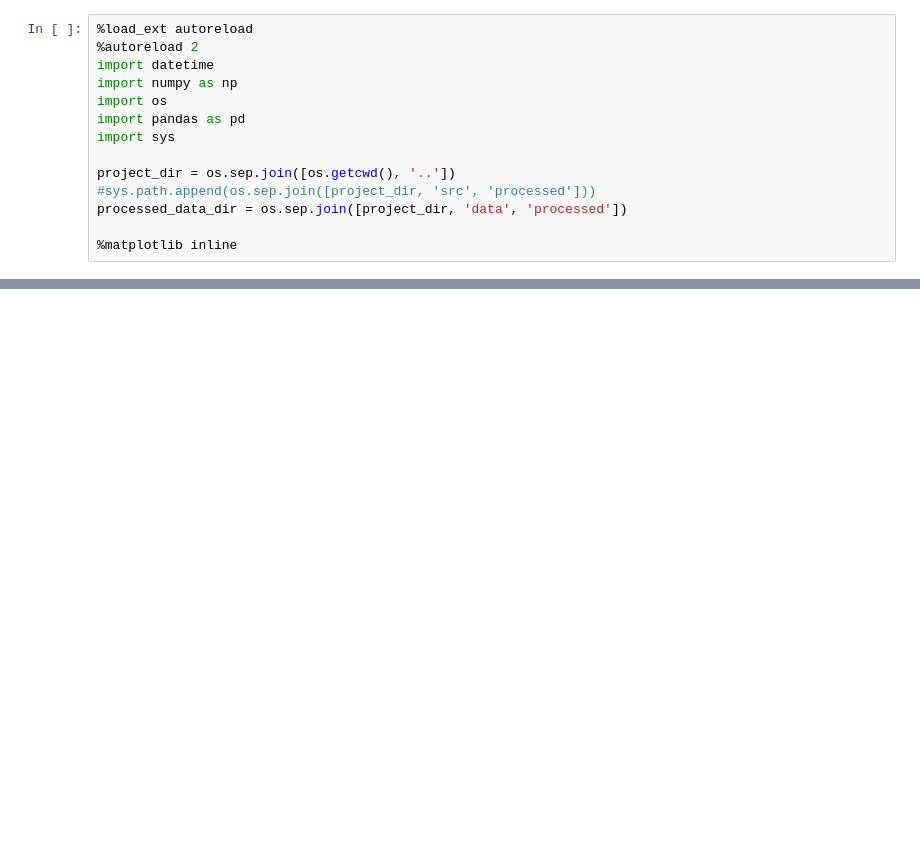
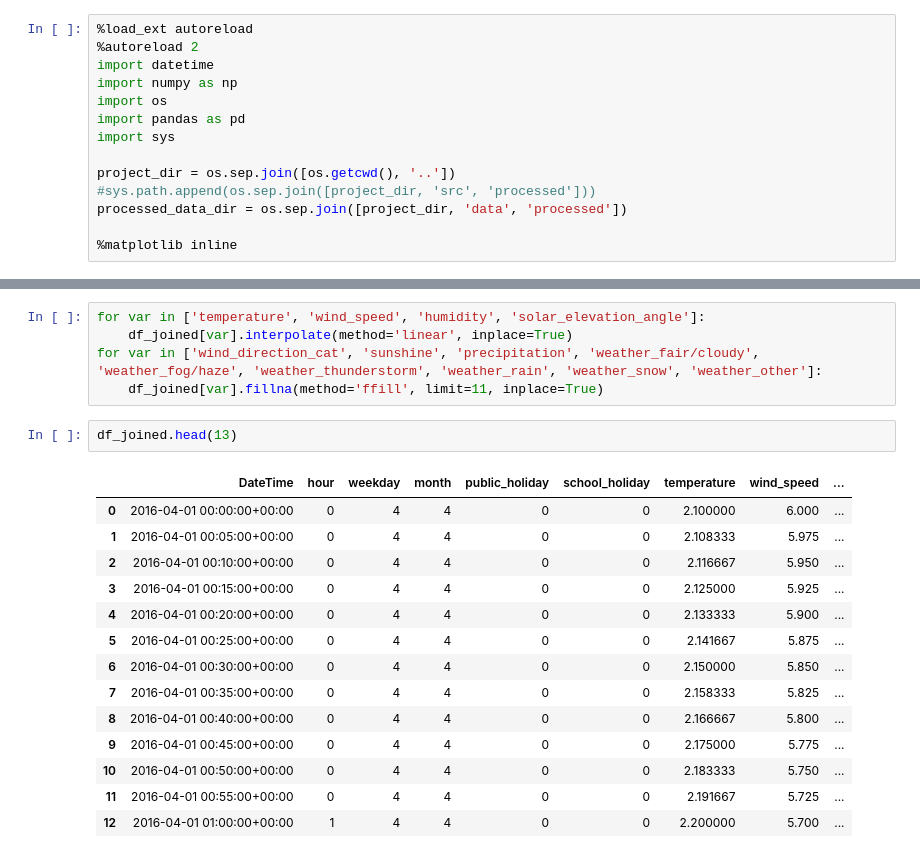
Before and after one commit to lp-code/bysykkeloslo, a Jupyter notebook: notebooks/4_LP_joinDatasets.ipynb, the cells around one changed output, grey strips where cells are left out. Drawn from its saved outputs; the diff is of its cells as text; blank space fills up the shorter version.

```diff
--- a/notebooks/4_LP_joinDatasets.ipynb
+++ b/notebooks/4_LP_joinDatasets.ipynb
@@ -47,0 +64,22 @@ df_joined.head()
+# %%
+for var in ['temperature', 'wind_speed', 'humidity', 'solar_elevation_angle']:
+    df_joined[var].interpolate(method='linear', inplace=True)
+for var in ['wind_direction_cat', 'sunshine', 'precipitation', 'weather_fair/cloudy', 'weather_fog/haze', 'weather_thunderstorm', 'weather_rain', 'weather_snow', 'weather_other']:
+    df_joined[var].fillna(method='ffill', limit=11, inplace=True)
+# %%
+df_joined.head(13)
+# %% [output]
+|  | DateTime | hour | weekday | month | public_holiday | school_holiday | temperature | wind_speed | ... |
+| 0 | 2016-04-01 00:00:00+00:00 | 0 | 4 | 4 | 0 | 0 | 2.100000 | 6.000 | ... |
+| 1 | 2016-04-01 00:05:00+00:00 | 0 | 4 | 4 | 0 | 0 | 2.108333 | 5.975 | ... |
+| 2 | 2016-04-01 00:10:00+00:00 | 0 | 4 | 4 | 0 | 0 | 2.116667 | 5.950 | ... |
+| 3 | 2016-04-01 00:15:00+00:00 | 0 | 4 | 4 | 0 | 0 | 2.125000 | 5.925 | ... |
+| 4 | 2016-04-01 00:20:00+00:00 | 0 | 4 | 4 | 0 | 0 | 2.133333 | 5.900 | ... |
+| 5 | 2016-04-01 00:25:00+00:00 | 0 | 4 | 4 | 0 | 0 | 2.141667 | 5.875 | ... |
+| 6 | 2016-04-01 00:30:00+00:00 | 0 | 4 | 4 | 0 | 0 | 2.150000 | 5.850 | ... |
+| 7 | 2016-04-01 00:35:00+00:00 | 0 | 4 | 4 | 0 | 0 | 2.158333 | 5.825 | ... |
+| 8 | 2016-04-01 00:40:00+00:00 | 0 | 4 | 4 | 0 | 0 | 2.166667 | 5.800 | ... |
+| 9 | 2016-04-01 00:45:00+00:00 | 0 | 4 | 4 | 0 | 0 | 2.175000 | 5.775 | ... |
+| 10 | 2016-04-01 00:50:00+00:00 | 0 | 4 | 4 | 0 | 0 | 2.183333 | 5.750 | ... |
+| 11 | 2016-04-01 00:55:00+00:00 | 0 | 4 | 4 | 0 | 0 | 2.191667 | 5.725 | ... |
+| 12 | 2016-04-01 01:00:00+00:00 | 1 | 4 | 4 | 0 | 0 | 2.200000 | 5.700 | ... |
```
Also changed, not shown: parts of 6 cells of this notebook.
